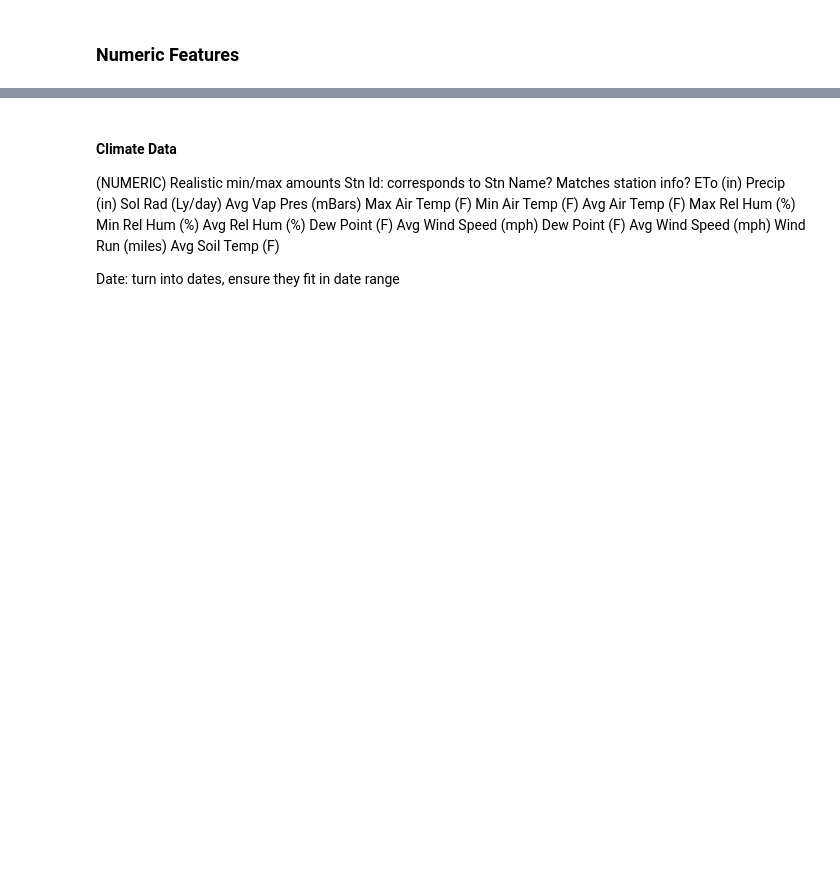
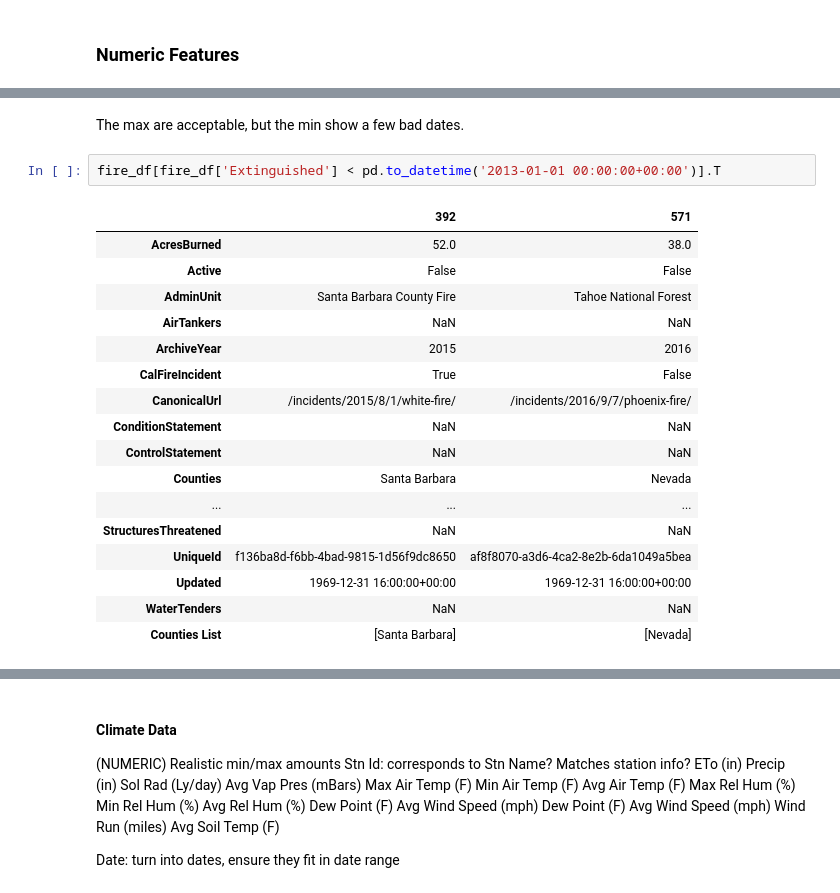
Before and after one commit to raechiang/Capstone-Wildfire, a Jupyter notebook: notebooks/1.0-rc-data-wrangling.ipynb, the cells around one changed output, grey strips where cells are left out. Cells and saved outputs as stored; diff of their text form; blank space fills up the shorter version.

```diff
--- a/notebooks/1.0-rc-data-wrangling.ipynb
+++ b/notebooks/1.0-rc-data-wrangling.ipynb
@@ -532,0 +625,22 @@ Updated
+# %% [markdown]
+The max are acceptable, but the min show a few bad dates.
+# %%
+fire_df[fire_df['Extinguished'] < pd.to_datetime('2013-01-01 00:00:00+00:00')].T
+# %% [output]
+|  | 392 | 571 |
+| AcresBurned | 52.0 | 38.0 |
+| Active | False | False |
+| AdminUnit | Santa Barbara County Fire | Tahoe National Forest |
+| AirTankers | NaN | NaN |
+| ArchiveYear | 2015 | 2016 |
+| CalFireIncident | True | False |
+| CanonicalUrl | /incidents/2015/8/1/white-fire/ | /incidents/2016/9/7/phoenix-fire/ |
+| ConditionStatement | NaN | NaN |
+| ControlStatement | NaN | NaN |
+| Counties | Santa Barbara | Nevada |
+| ... | ... | ... |
+| StructuresThreatened | NaN | NaN |
+| UniqueId | f136ba8d-f6bb-4bad-9815-1d56f9dc8650 | af8f8070-a3d6-4ca2-8e2b-6da1049a5bea |
+| Updated | 1969-12-31 16:00:00+00:00 | 1969-12-31 16:00:00+00:00 |
+| WaterTenders | NaN | NaN |
+| Counties List | [Santa Barbara] | [Nevada] |
```
Also changed, not shown: parts of 19 cells of this notebook.
